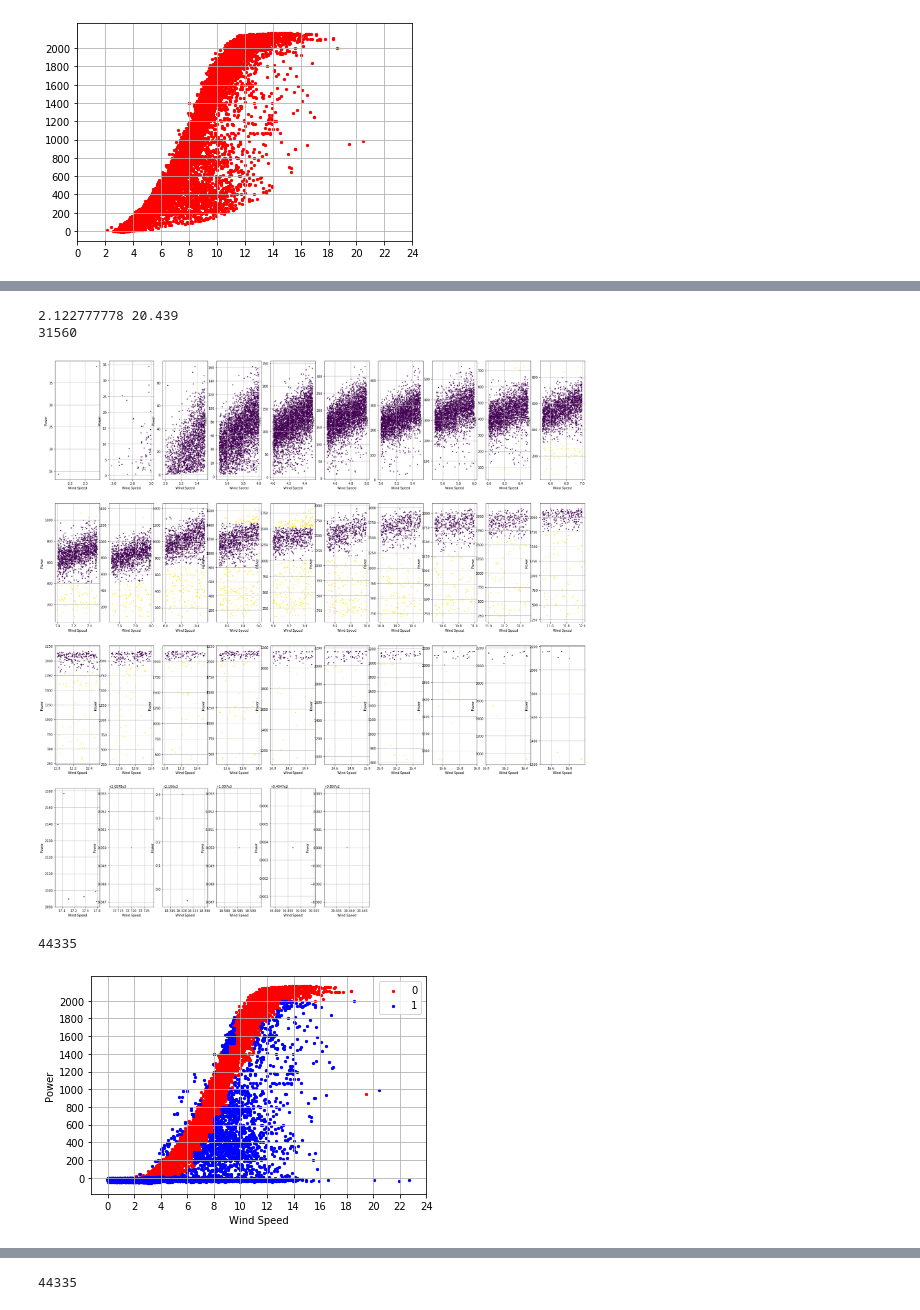
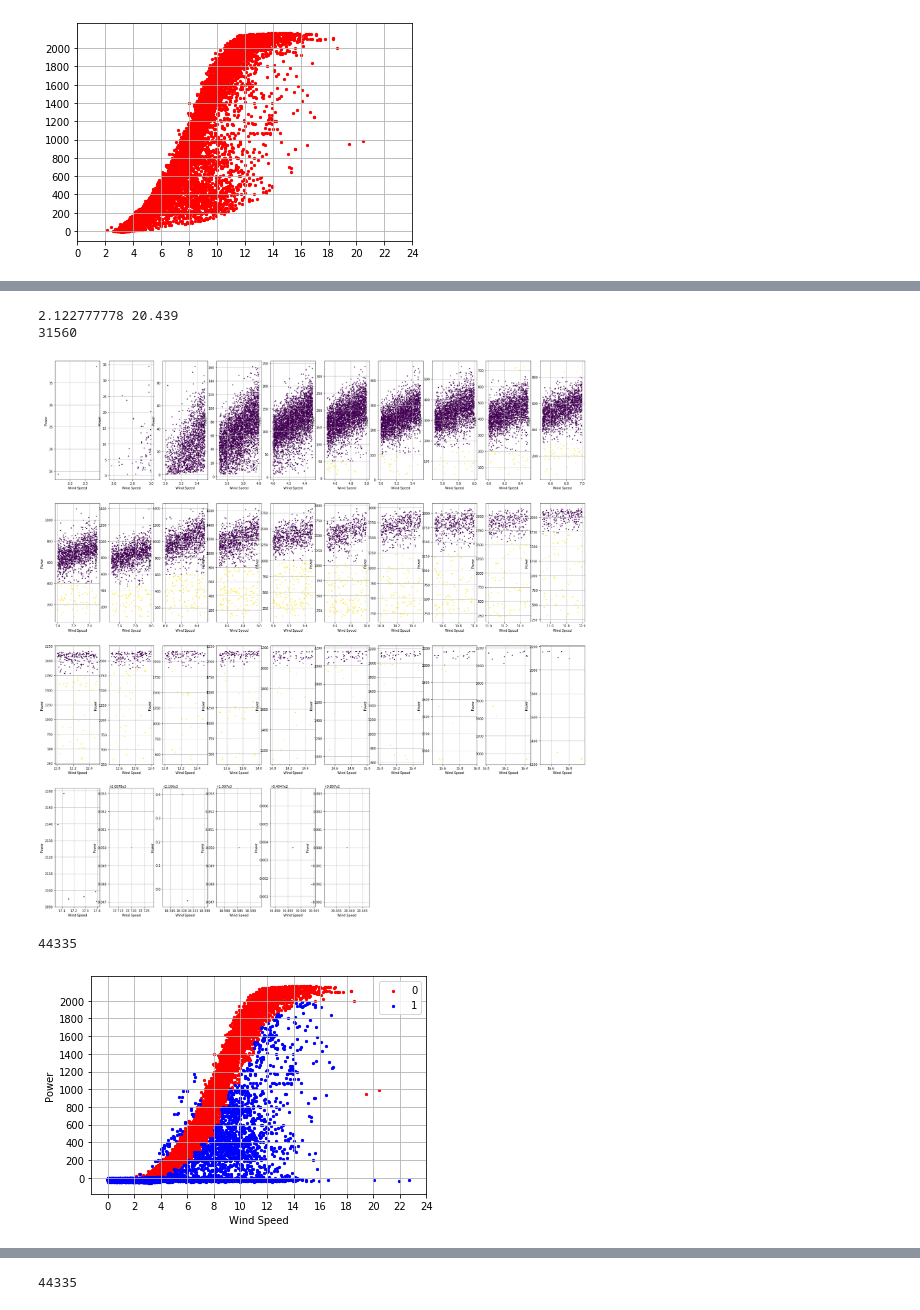
Before and after one commit to michaelzhouy/Competition, a Jupyter notebook: 04-DataFountain/04-风电机组异常数据识别与清洗/train/WindNumber_v2/WindNumber4.ipynb, the cells around one changed output, grey strips where cells are left out. Cells and saved outputs as stored; diff of their text form; code cells hidden in the pictures.

```diff
--- a/04-DataFountain/04-风电机组异常数据识别与清洗/train/WindNumber_v2/WindNumber4.ipynb
+++ b/04-DataFountain/04-风电机组异常数据识别与清洗/train/WindNumber_v2/WindNumber4.ipynb
@@ -151,53 +136,61 @@ for i in range(1, 37):
     bin = db_data.loc[db_data['WindSpeed_bins'] == i, :]
     model = DBSCAN(eps=50, min_samples=5).fit(bin[['WindSpeed', 'Power']])
     # print('labels', i, np.unique(model.labels_))
-    if i in [8]:
-        bin['label_3'] = bin['Power'].apply(lambda x: 1 if x < 50 or x > 600 else 0)
+    if i in [6]:
+        bin['label_3'] = bin['Power'].apply(lambda x: 1 if x < 50 else 0)
+    elif i in [7]:
+        bin['label_3'] = bin['Power'].apply(lambda x: 1 if x < 100 else 0)
+    elif i in [8]:
+        bin['label_3'] = bin['Power'].apply(lambda x: 1 if x < 150 else 0)
     elif i in [9]:
-        bin['label_3'] = bin['Power'].apply(lambda x: 1 if x < 100 or x > 700 else 0)
+        bin['label_3'] = bin['Power'].apply(lambda x: 1 if x < 200 or x > 700 else 0)
     elif i in [10]:
         bin['label_3'] = bin['Power'].apply(lambda x: 1 if x < 300 or x > 800 else 0)
     elif i in [11]:
-        bin['label_3'] = bin['Power'].apply(lambda x: 1 if x < 400 or x > 1000 else 0)
+        bin['label_3'] = bin['Power'].apply(lambda x: 1 if x < 400 else 0)
     elif i in [12]:
-        bin['label_3'] = bin['Power'].apply(lambda x: 1 if x < 500 or x > 1180 else 0)
+        bin['label_3'] = bin['Power'].apply(lambda x: 1 if x < 450 else 0)
     elif i in [13]:
-        bin['label_3'] = bin['Power'].apply(lambda x: 1 if x < 700 or x > 1400 else 0)
+        bin['label_3'] = bin['Power'].apply(lambda x: 1 if x < 600 else 0)
     elif i in [14]:
-        bin['label_3'] = bin['Power'].apply(lambda x: 1 if x < 800 or x > 1420 else 0)
+        bin['label_3'] = bin['Power'].apply(lambda x: 1 if x < 800 else 0)
     elif i in [15]:
-        bin['label_3'] = bin['Power'].apply(lambda x: 1 if x < 1000 or x > 1520 else 0)
+        bin['label_3'] = bin['Power'].apply(lambda x: 1 if x < 1000 else 0)
     elif i in [16]:
-        bin['label_3'] = bin['Power'].apply(lambda x: 1 if x < 1150 else 0)
+        bin['label_3'] = bin['Power'].apply(lambda x: 1 if x < 1050 else 0)
     elif i in [17]:
         bin['label_3'] = bin['Power'].apply(lambda x: 1 if x < 1250 else 0)
     elif i in [18]:
         bin['label_3'] = bin['Power'].apply(lambda x: 1 if x < 1300 else 0)
     elif i in [19]:
-        bin['label_3'] = bin['Power'].apply(lambda x: 1 if x < 1600 else 0)
+        bin['label_3'] = bin['Power'].apply(lambda x: 1 if x < 1550 else 0)
     elif i in [20]:
-        bin['label_3'] = bin['Power'].apply(lambda x: 1 if x < 1750 else 0)
+        bin['label_3'] = bin['Power'].apply(lambda x: 1 if x < 1700 else 0)
     elif i in [21]:
-        bin['label_3'] = bin['Power'].apply(lambda x: 1 if x < 1800 else 0)
-    elif i in [22]:
-        bin['label_3'] = bin['Power'].apply(lambda x: 1 if x < 1900 else 0)
-    elif i in list(range(23, 35)) + [36]:
+        bin['label_3'] = bin['Power'].apply(lambda x: 1 if x < 1780 else 0)
+    elif i in [22, 23]:
+        bin['label_3'] = bin['Power'].apply(lambda x: 1 if x < 1850 else 0)
+    elif i in [24]:
+        bin['label_3'] = bin['Power'].apply(lambda x: 1 if x < 1890 else 0)
+    elif i in range(25, 33):
         bin['label_3'] = bin['Power'].apply(lambda x: 1 if x < 2000 else 0)
+    elif i in range(33, 36):
+        bin['label_3'] = -1
     else:
         bin['label_3'] = 0
     plt.subplot(5, 10, i)
     plt.scatter(bin['WindSpeed'], bin['Power'], s=5, c=bin['label_3'], cmap='viridis')
     plt.xlabel('Wind Speed')
     plt.ylabel('Power')
     plt.grid()
     data3 = pd.concat([data3, bin], axis=0, ignore_index=True)
 
 print(data3.shape[0])
 plt.show()
 # %% [output]
 2.122777778 20.439
 31560
-[figure, old version]
+[figure, new version]
 # %%
 data = pd.merge(data, data3, on=['WindNumber', 'Time', 'WindSpeed', 'Power', 'RotorSpeed'], how='left')
 data['label'] = data.apply(lambda x: 1 if x['label'] == 1 or x['label_3'] == 1 else 0, axis=1)
@@ -219,7 +212,7 @@ plt.grid()
 plt.legend(loc='best')
 plt.show()
 # %% [output]
-[figure, old version]
+[figure, new version]
 # %%
 fig = plt.figure()
 plt.scatter(data_0['WindSpeed'], data_0['Power'], s=5, c='r', cmap='viridis', label='0')
```
Also changed, not shown: parts of 2 cells of this notebook.
